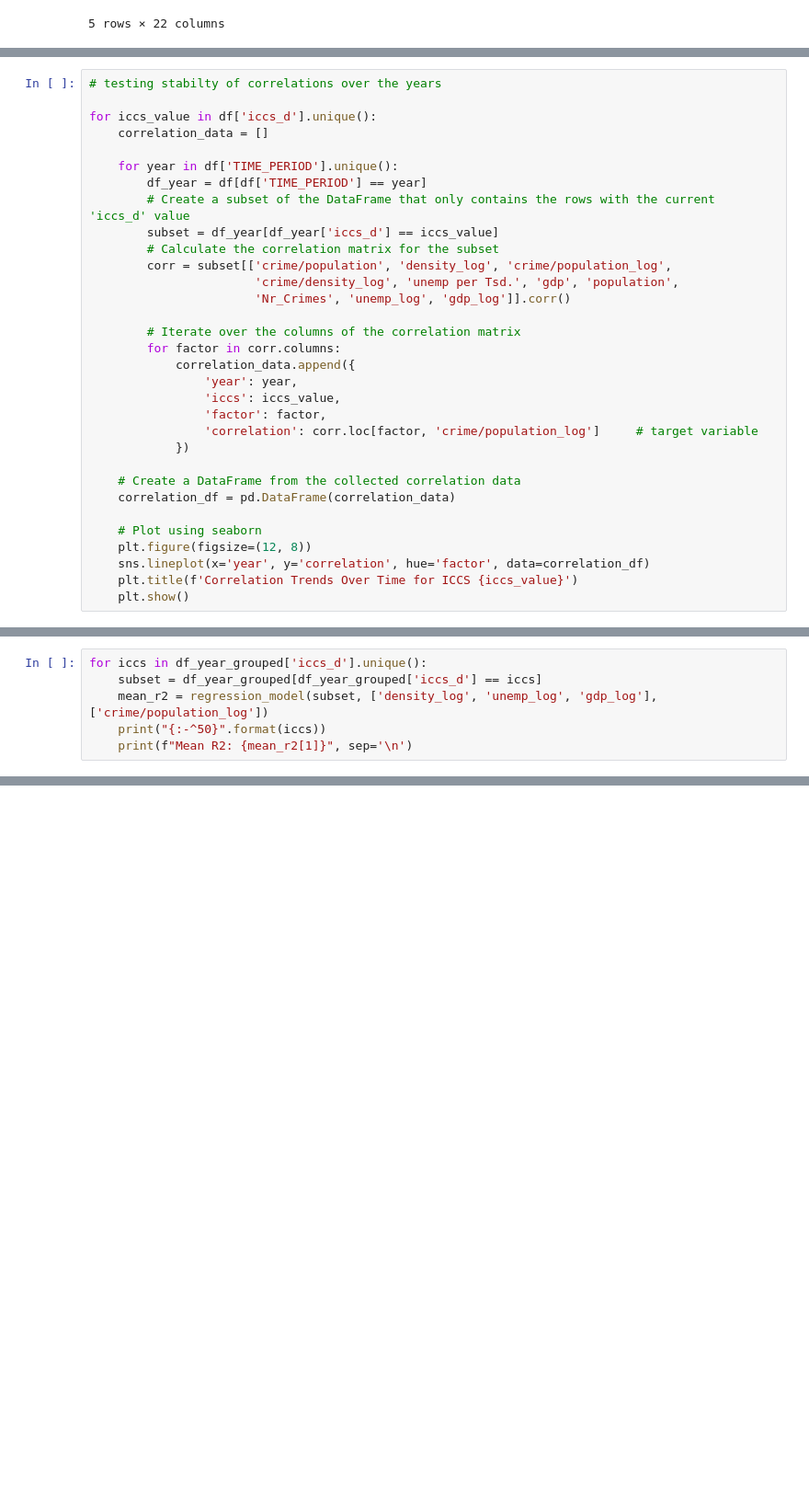
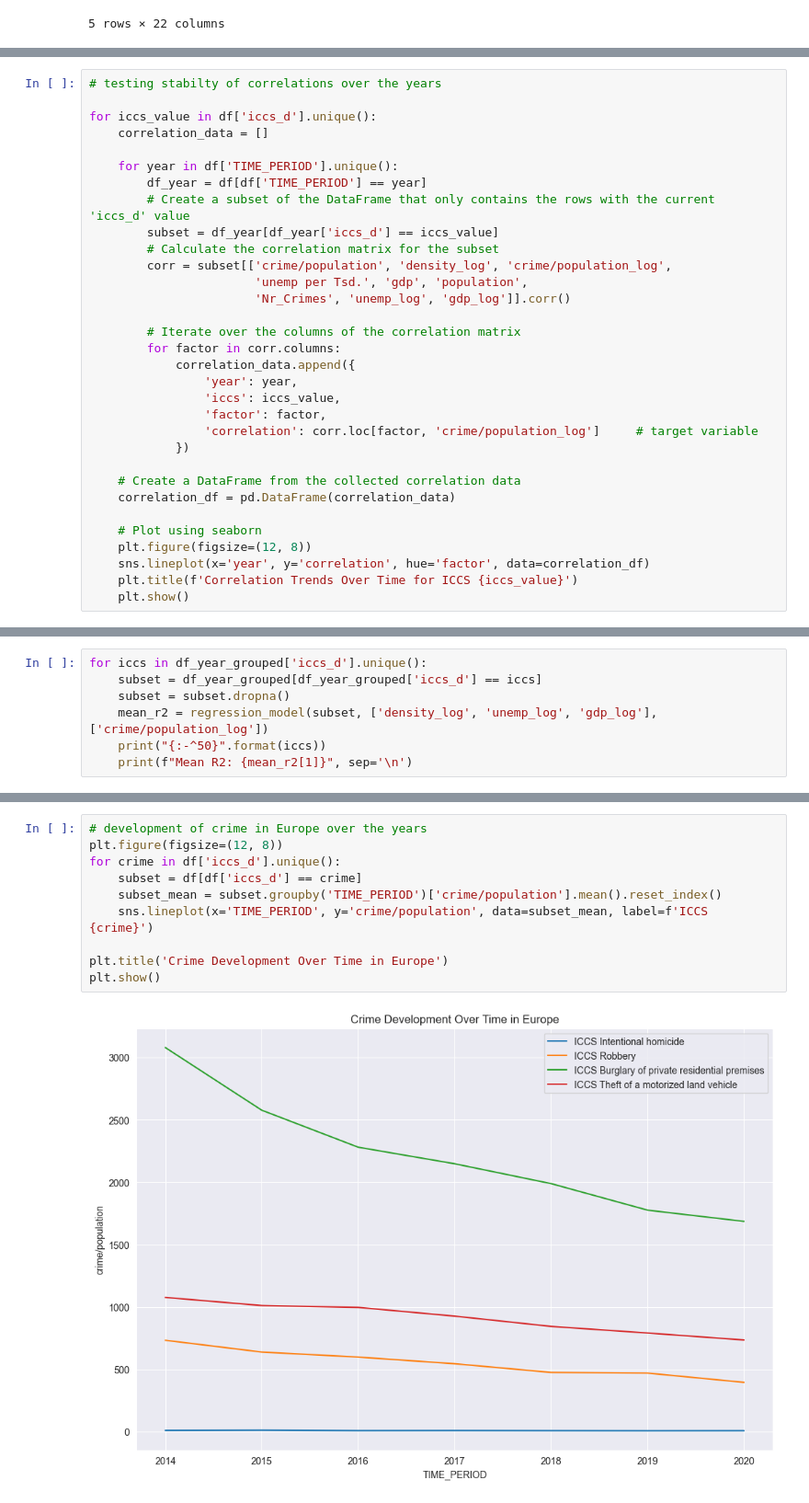
Before and after one commit to mh2134/fcss_w23_grp1, a Jupyter notebook: code/Density_and_log.ipynb, the cells around one changed output, grey strips where cells are left out. Shown at 92% size. Saved outputs shown, nothing was run; the diff lists cells and outputs as text; blank space fills up the shorter version.

```diff
--- a/code/Density_and_log.ipynb
+++ b/code/Density_and_log.ipynb
@@ -112,7 +120,7 @@ for iccs_value in df['iccs_d'].unique():
         subset = df_year[df_year['iccs_d'] == iccs_value]
         # Calculate the correlation matrix for the subset
         corr = subset[['crime/population', 'density_log', 'crime/population_log',
-                       'crime/density_log', 'unemp per Tsd.', 'gdp', 'population',
+                       'unemp per Tsd.', 'gdp', 'population',
                        'Nr_Crimes', 'unemp_log', 'gdp_log']].corr()
 
         # Iterate over the columns of the correlation matrix
@@ -167,6 +191,7 @@ def regression_model(df, x, y):
 # %%
 for iccs in df_year_grouped['iccs_d'].unique():
     subset = df_year_grouped[df_year_grouped['iccs_d'] == iccs]
+    subset = subset.dropna()
     mean_r2 = regression_model(subset, ['density_log', 'unemp_log', 'gdp_log'], ['crime/population_log'])
     print("{:-^50}".format(iccs))
     print(f"Mean R2: {mean_r2[1]}", sep='\n')
@@ -181,0 +237,12 @@ Mean R2: 0.18603615325637968
+# %%
+# development of crime in Europe over the years
+plt.figure(figsize=(12, 8))
+for crime in df['iccs_d'].unique():
+    subset = df[df['iccs_d'] == crime]
+    subset_mean = subset.groupby('TIME_PERIOD')['crime/population'].mean().reset_index()
+    sns.lineplot(x='TIME_PERIOD', y='crime/population', data=subset_mean, label=f'ICCS {crime}')
+
+plt.title('Crime Development Over Time in Europe')
+plt.show()
+# %% [output]
+[figure, added]
```
Also changed, not shown: parts of 10 cells of this notebook.
